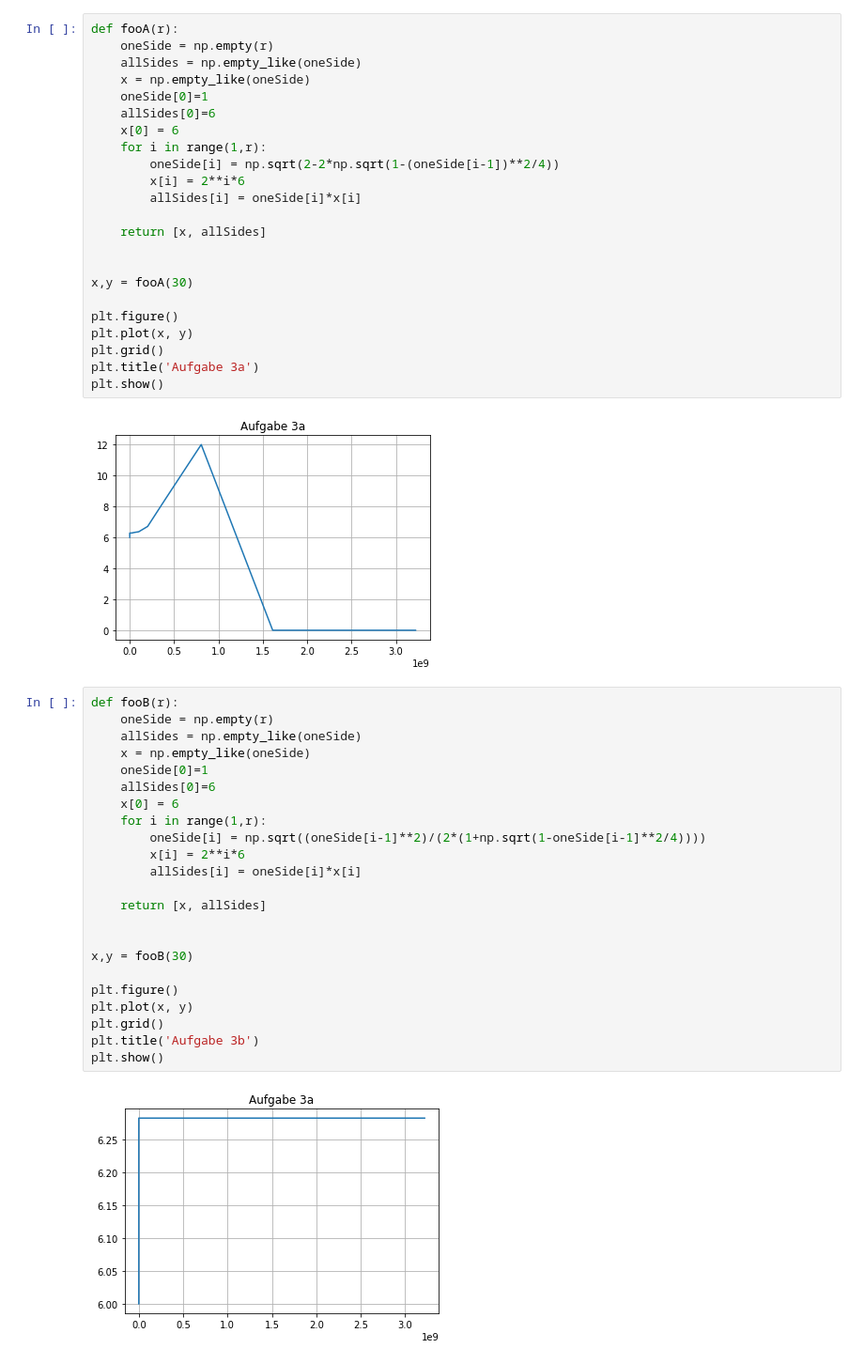
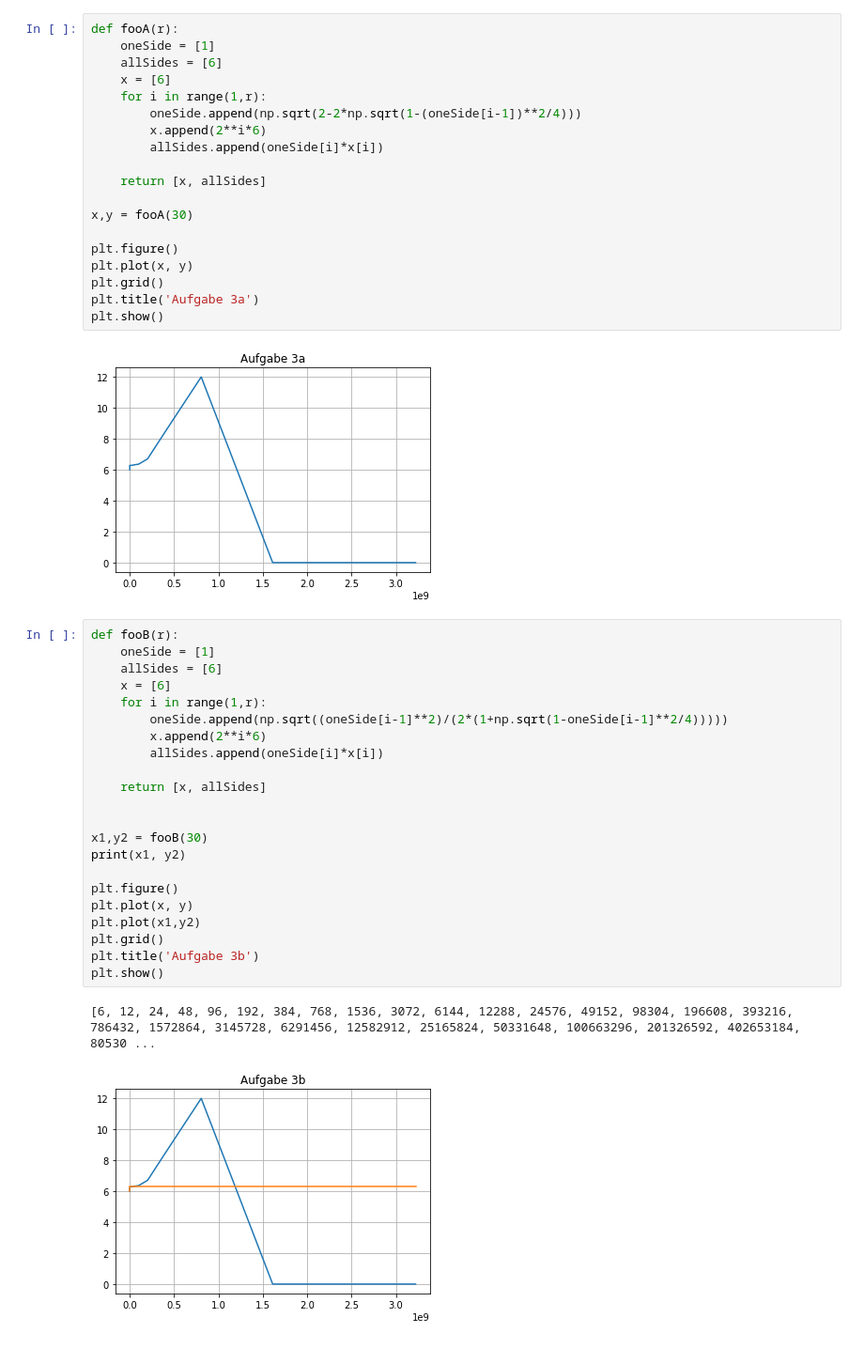
Before and after one commit to lucaArchidiacono/HM1, a Jupyter notebook: Serie2/IT19ta_WIN2_S2_Aufg3.ipynb, the cells around one changed output. Shown at 94% size. Saved outputs shown, nothing was run; the diff lists cells and outputs as text.

```diff
--- a/Serie2/IT19ta_WIN2_S2_Aufg3.ipynb
+++ b/Serie2/IT19ta_WIN2_S2_Aufg3.ipynb
@@ -4,19 +4,15 @@ import matplotlib.pyplot as plt
 import math as m
 # %%
 def fooA(r):
-    oneSide = np.empty(r)
-    allSides = np.empty_like(oneSide)
-    x = np.empty_like(oneSide)
-    oneSide[0]=1
-    allSides[0]=6
-    x[0] = 6
+    oneSide = [1]
+    allSides = [6]
+    x = [6]
     for i in range(1,r):
-        oneSide[i] = np.sqrt(2-2*np.sqrt(1-(oneSide[i-1])**2/4))
-        x[i] = 2**i*6
-        allSides[i] = oneSide[i]*x[i]
+        oneSide.append(np.sqrt(2-2*np.sqrt(1-(oneSide[i-1])**2/4)))
+        x.append(2**i*6)
+        allSides.append(oneSide[i]*x[i])
 
     return [x, allSides]
-
 
 x,y = fooA(30)
 
@@ -29,26 +25,26 @@ plt.show()
 [figure]
 # %%
 def fooB(r):
-    oneSide = np.empty(r)
-    allSides = np.empty_like(oneSide)
-    x = np.empty_like(oneSide)
-    oneSide[0]=1
-    allSides[0]=6
-    x[0] = 6
+    oneSide = [1]
+    allSides = [6]
+    x = [6]
     for i in range(1,r):
-        oneSide[i] = np.sqrt((oneSide[i-1]**2)/(2*(1+np.sqrt(1-oneSide[i-1]**2/4))))
-        x[i] = 2**i*6
-        allSides[i] = oneSide[i]*x[i]
+        oneSide.append(np.sqrt((oneSide[i-1]**2)/(2*(1+np.sqrt(1-oneSide[i-1]**2/4)))))
+        x.append(2**i*6)
+        allSides.append(oneSide[i]*x[i])
 
     return [x, allSides]
 
 
-x,y = fooB(30)
+x1,y2 = fooB(30)
+print(x1, y2)
 
 plt.figure()
 plt.plot(x, y)
+plt.plot(x1,y2)
 plt.grid()
 plt.title('Aufgabe 3b')
 plt.show()
 # %% [output]
+[6, 12, 24, 48, 96, 192, 384, 768, 1536, 3072, 6144, 12288, 24576, 49152, 98304, 196608, 393216, 786432, 1572864, 3145728, 6291456, 12582912, 25165824, 50331648, 100663296, 201326592, 402653184, 80530 ...
-[figure, old version]
+[figure, new version]
```
Also changed, not shown: 7 other files.
